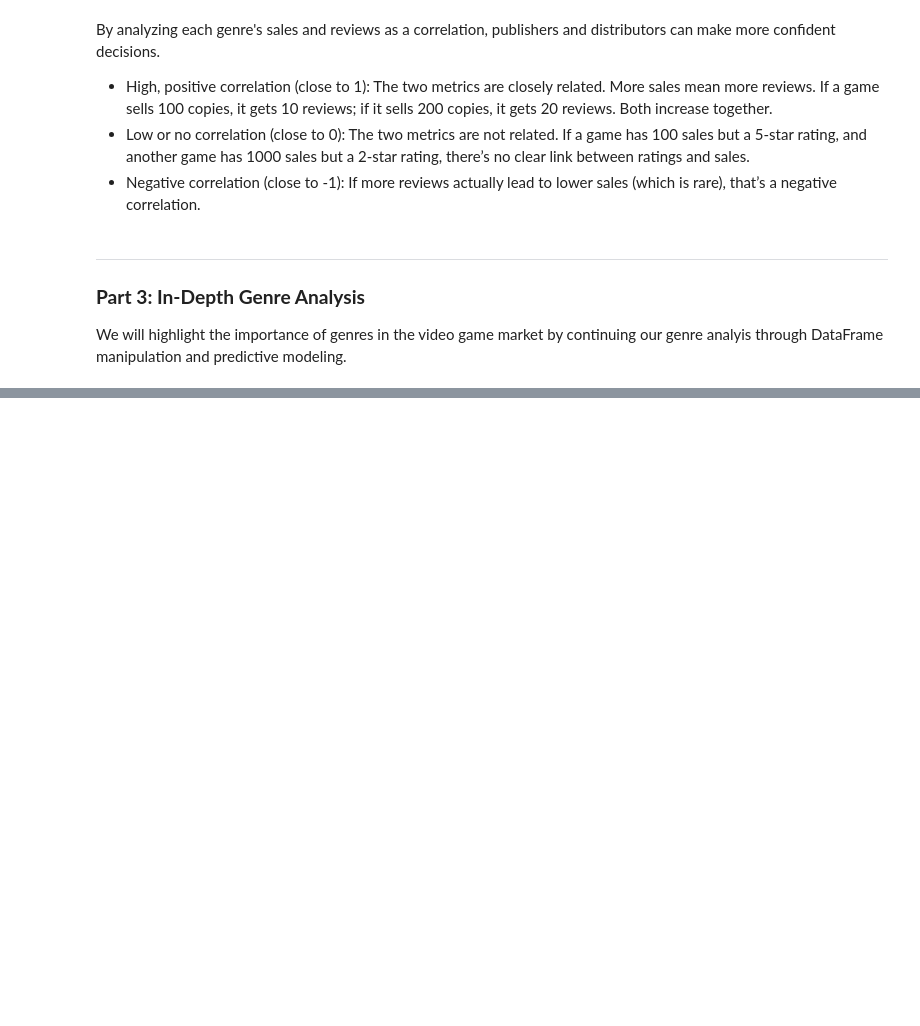
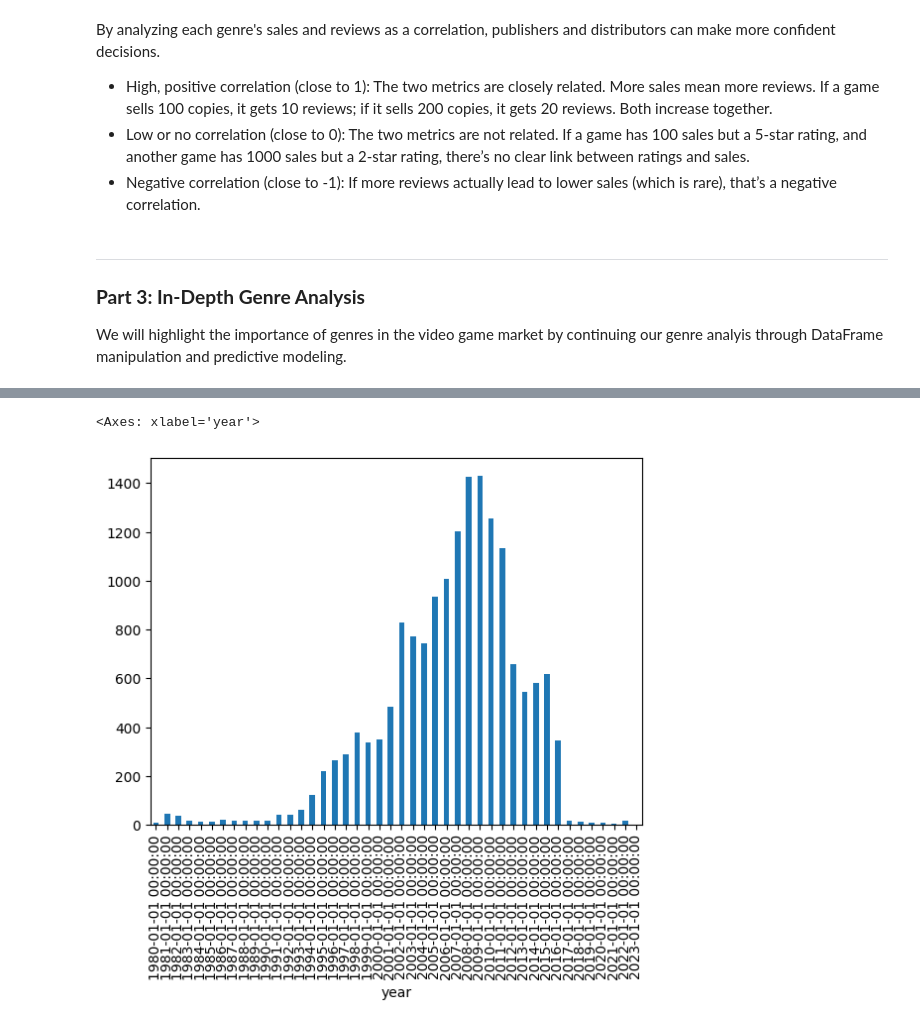
Before and after one commit to AbhijayUpadhyay/videogame-sales-analysis, a Jupyter notebook: main.ipynb, the cells around one changed output, grey strips where cells are left out. Drawn from its saved outputs; the diff is of its cells as text; code cells hidden in the pictures; blank space fills up the shorter version.

```diff
--- a/main.ipynb
+++ b/main.ipynb
@@ -206,0 +233,7 @@ We will highlight the importance of genres in the video game market by continuin
+# %%
+# Plot of how many games are in the dataset for each year
+GPY = df_sales.groupby('year').size()
+GPY.plot(kind = 'bar', x='year', y='0')
+# %% [output]
+<Axes: xlabel='year'>
+[figure, added]
```
Also changed, not shown: parts of 14 cells of this notebook, 2 other files.
